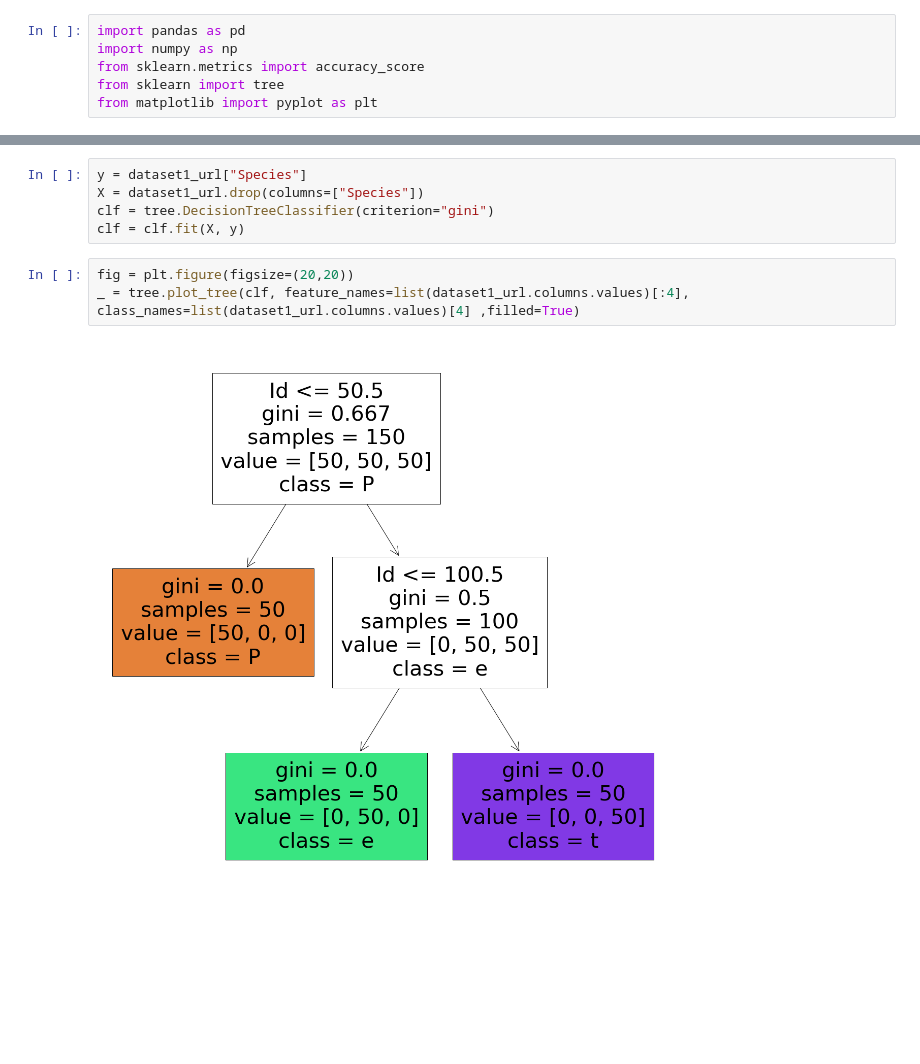
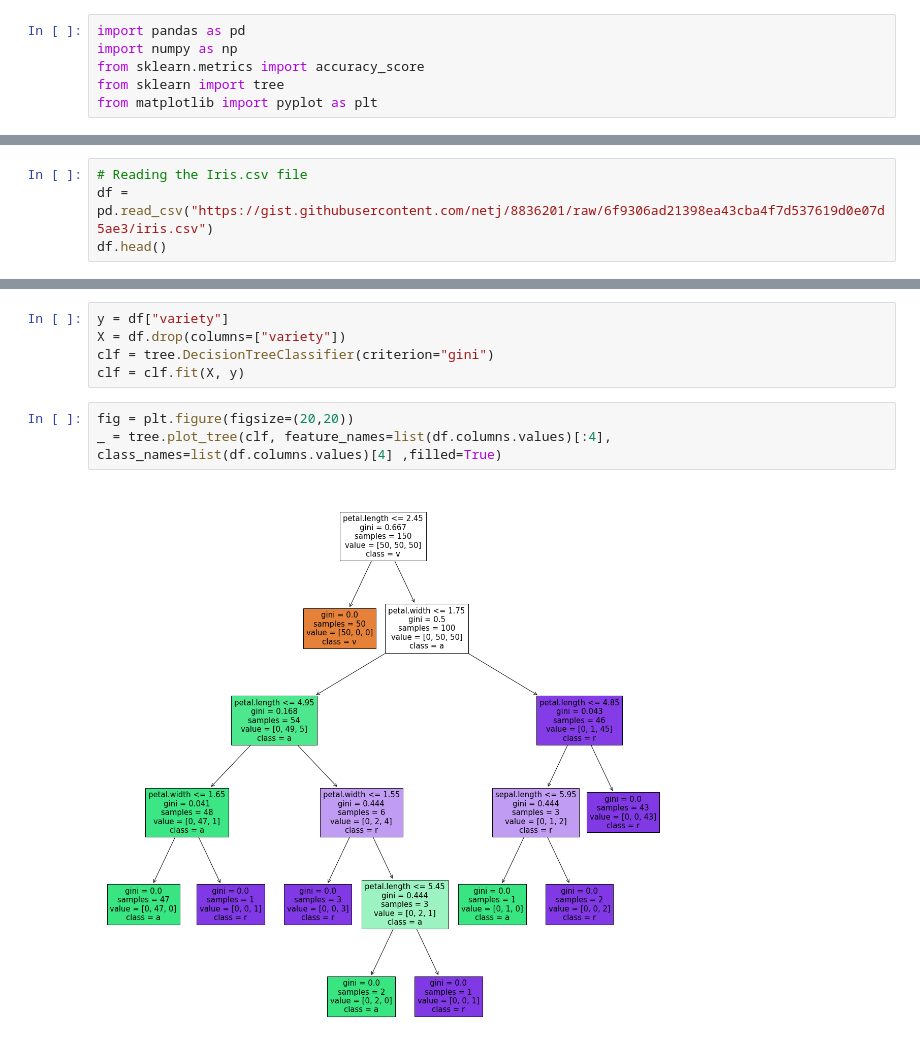
Before and after one commit to Dhitaaprilia/webmining, a Jupyter notebook: _sources/200411100102_Dhita Aprilia Dhamayanti_PenDat_Tugas 6.ipynb, the cells around one changed output, grey strips where cells are left out. Saved outputs shown, nothing was run; the diff lists cells and outputs as text; blank space fills up the shorter version.

```diff
--- a/_sources/200411100102_Dhita Aprilia Dhamayanti_PenDat_Tugas 6.ipynb
+++ b/_sources/200411100102_Dhita Aprilia Dhamayanti_PenDat_Tugas 6.ipynb
@@ -18,0 +9,4 @@ dataset1_url.head()
+# %%
+# Reading the Iris.csv file
+df = pd.read_csv("https://gist.githubusercontent.com/netj/8836201/raw/6f9306ad21398ea43cba4f7d537619d0e07d5ae3/iris.csv")
+df.head()
@@ -19,10 +20,10 @@ dataset1_url.head()
 # %%
-y = dataset1_url["Species"]
-X = dataset1_url.drop(columns=["Species"])
+y = df["variety"]
+X = df.drop(columns=["variety"])
 clf = tree.DecisionTreeClassifier(criterion="gini")
 clf = clf.fit(X, y)
 # %%
 fig = plt.figure(figsize=(20,20))
-_ = tree.plot_tree(clf, feature_names=list(dataset1_url.columns.values)[:4], class_names=list(dataset1_url.columns.values)[4] ,filled=True)
+_ = tree.plot_tree(clf, feature_names=list(df.columns.values)[:4], class_names=list(df.columns.values)[4] ,filled=True)
 # %% [output]
-[figure, old version]
+[figure, new version]
```
Also changed, not shown: parts of 2 cells of this notebook, 3 other files.
